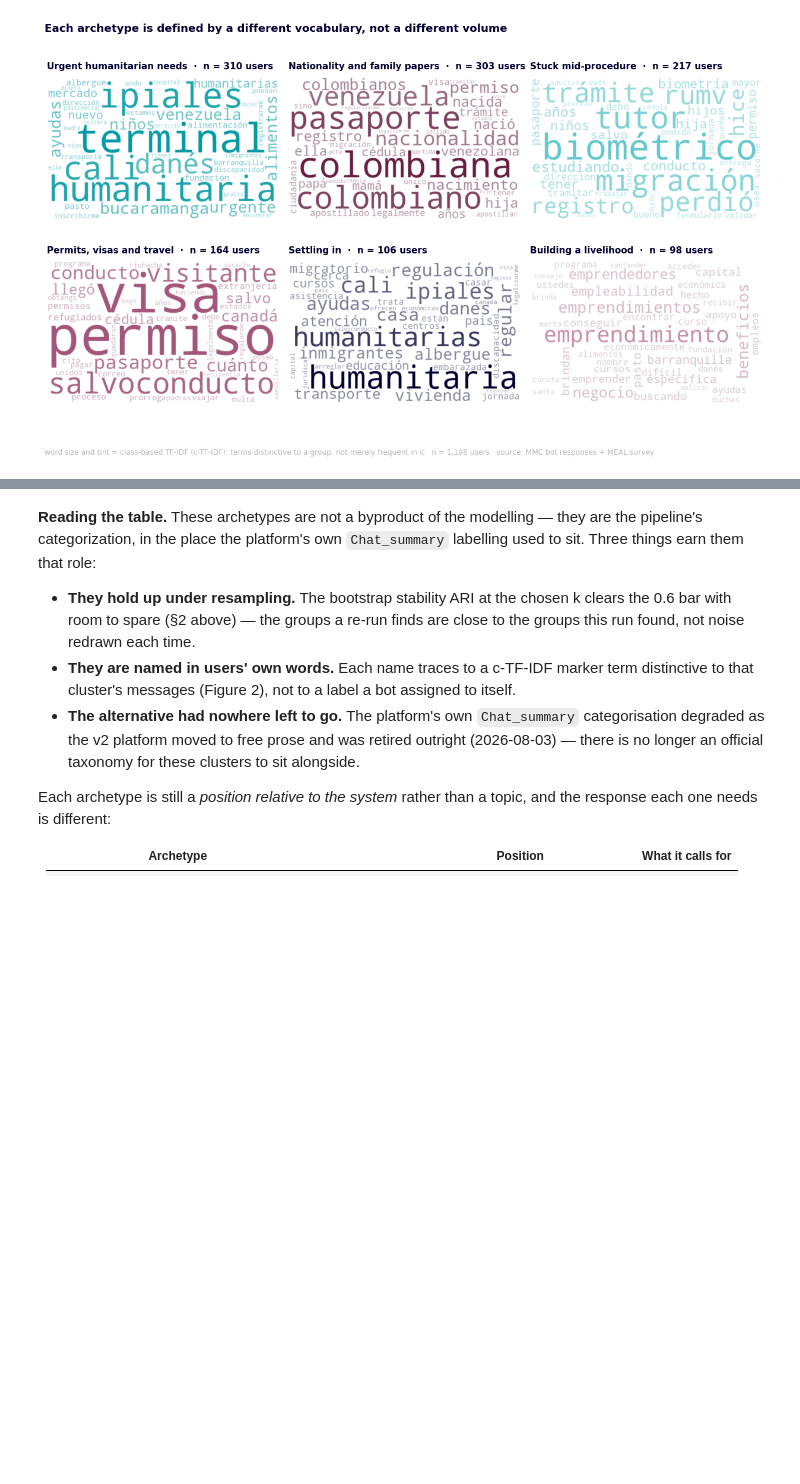
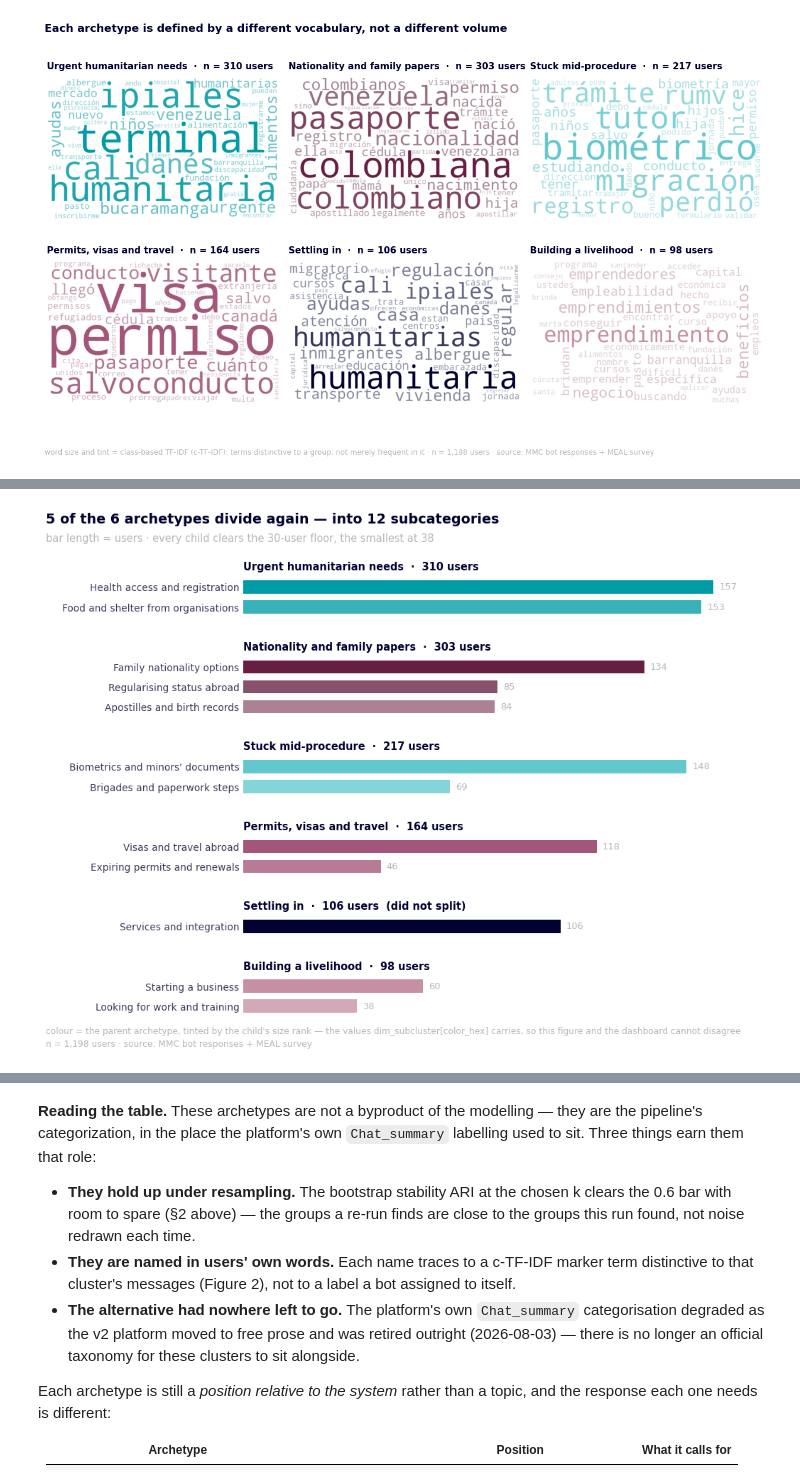
Before and after one commit to DiversaStudio/chatbot_methodology_mmc, a Jupyter notebook: notebooks/03_text_insights_nlp.ipynb, the cells around one changed output, grey strips where cells are left out. Cells and saved outputs as stored; diff of their text form; code cells hidden in the pictures; blank space fills up the shorter version.

```diff
--- a/notebooks/03_text_insights_nlp.ipynb
+++ b/notebooks/03_text_insights_nlp.ipynb
@@ -255,0 +308,87 @@ All 6 archetype names are curated; none are provisional this run.
+# %%
+# --- Figure 2c: how each archetype divides ---
+# A parent header and a child bar occupy DIFFERENT rows. The first version drew
+# the parent name in the same right-aligned column as the child tick labels, so
+# wherever a parent's mean y landed on a child row the two strings printed on top
+# of each other. Giving the header its own row makes that collision structurally
+# impossible instead of tuning it away.
+#
+# No x-axis and no threshold rule: with twelve bars the value label IS the
+# reading, and a dashed line every bar clears by 8x is chrome, not information.
+_sizes = sub_lab[sub_lab >= 0].value_counts()
+_kids_of = {cid: sorted([s for s in _sizes.index if s // 10 == cid],
+                        key=lambda s: (-_sizes[s], s))
+            for cid in sorted(sub_meta)}
+_total = {cid: int(sum(_sizes[s] for s in kids)) for cid, kids in _kids_of.items()}
+
+# Parents in size order, largest first -- the same rule that assigns their
+# colours, so the reading order and the palette tell the same story.
+rows = []                       # ("head", cid) | ("bar", (cid, sid)) | ("gap", None)
+for i, cid in enumerate(sorted(_total, key=lambda c: -_total[c])):
+    if i:
+        rows.append(("gap", None))
+    rows.append(("head", cid))
+    rows += [("bar", (cid, sid)) for sid in _kids_of[cid]]
+
+_y = {i: len(rows) - 1 - i for i in range(len(rows))}
+bars = [(_y[i], v) for i, (k, v) in enumerate(rows) if k == "bar"]
+heads = [(_y[i], v) for i, (k, v) in enumerate(rows) if k == "head"]
+
+# Height is derived from the row count, so a future run with more children grows
+# the figure instead of cramming them.
+ROW_IN, TITLE_IN, FOOT_IN = 0.26, 0.78, 0.46
+FIG_H = ROW_IN * len(rows) + TITLE_IN + FOOT_IN
+fig, ax = plt.subplots(figsize=(9.6, FIG_H))
+xmax = int(_sizes.max())
+
+# Children are tints of their PARENT's colour, by size rank: a subcategory is a
+# subdivision, and an unrelated hue would make this read as twelve independent
+# series rather than two levels of one. These are the same values
+# dim_subcluster[color_hex] carries, so the figure and the dashboard agree.
+_fill = {}
+for cid, kids in _kids_of.items():
+    tints = theme.subcluster_colors(ACOLOR[cid], len(kids))
+    for rank, sid in enumerate(kids):
+        _fill[sid] = tints[rank]
+
+ax.barh([y for y, _ in bars], [int(_sizes[sid]) for _, (_, sid) in bars],
+        color=[_fill[sid] for _, (_, sid) in bars], height=0.66)
+for y, (_, sid) in bars:
+    ax.text(int(_sizes[sid]) + xmax * 0.012, y, f"{int(_sizes[sid]):,}",
+            va="center", fontsize=8.5, color=theme.MUTED)
+
+ax.set_yticks([y for y, _ in bars])
+ax.set_yticklabels([SUB_NAMES[sid] for _, (_, sid) in bars], fontsize=9)
+
+for y, cid in heads:
+    tag = "" if len(_kids_of[cid]) > 1 else "  (did not split)"
+    ax.text(0, y, f"{NAMES[cid]}  ·  {_total[cid]:,} users{tag}",
+            transform=ax.get_yaxis_transform(), ha="left", va="center",
+            fontsize=9.5, weight="semibold", color=theme.INK, clip_on=False)
+
+ax.set_xlim(0, xmax * 1.10)
+ax.set_ylim(-0.7, len(rows) - 0.3)
+ax.set_xticks([])
+for s in ("top", "right", "left", "bottom"):
+    ax.spines[s].set_visible(False)
+ax.tick_params(axis="y", length=0)
+
+fig.text(0.012, 1 - 0.26 / FIG_H,
+         f"{len(_split)} of the {len(sub_meta)} archetypes divide again — into "
+         f"{len(SUB_NAMES)} subcategories",
+         ha="left", va="top", fontsize=12.5, weight="semibold", color=theme.INK)
+fig.text(0.012, 1 - 0.52 / FIG_H,
+         f"bar length = users · every child clears the {subclusters.SUBCLUSTER_MIN_USERS}-user "
+         f"floor, the smallest at {int(_sizes.min())}",
+         ha="left", va="top", fontsize=9.5, color=theme.MUTED)
+fig.text(0.012, 0.10 / FIG_H,
+         "colour = the parent archetype, tinted by the child's size rank — the values "
+         "dim_subcluster[color_hex] carries, so this figure and the dashboard cannot disagree\n"
+         f"n = {len(docs):,} users · {SRC}",
+         ha="left", va="bottom", fontsize=8, color=theme.MUTED, linespacing=1.5)
+
+fig.subplots_adjust(top=1 - TITLE_IN / FIG_H, bottom=FOOT_IN / FIG_H,
+                    left=0.275, right=0.965)
+plt.show()
+# %% [output]
+[figure, added]
```
Also changed, not shown: parts of 6 cells of this notebook, 2 other files.
